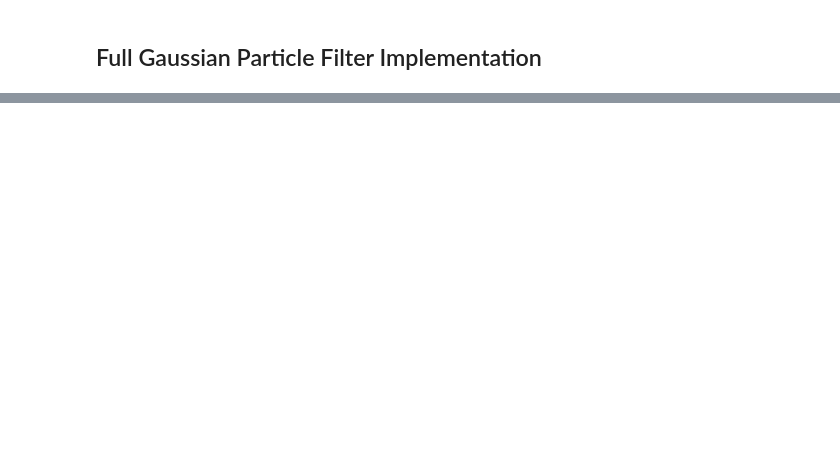
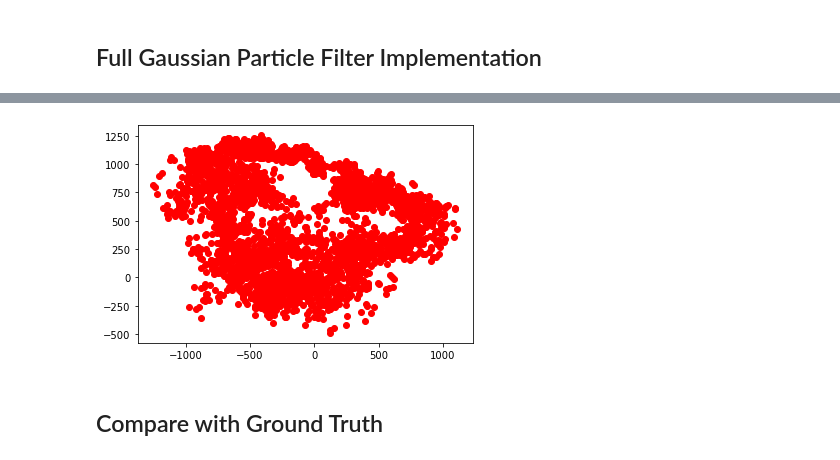
Before and after one commit to dangthanhan507/Vehicle-Tracking, a Jupyter notebook: notebook/Gaussian State Space Model Particle Filter.ipynb, the cells around one changed output, grey strips where cells are left out. Saved outputs shown, nothing was run; the diff lists cells and outputs as text; code cells hidden in the pictures; blank space fills up the shorter version.

```diff
--- a/notebook/Gaussian State Space Model Particle Filter.ipynb
+++ b/notebook/Gaussian State Space Model Particle Filter.ipynb
@@ -445,0 +574,7 @@ class GaussianParticleFilter:
+# %%
+plt.scatter(data[0,:], data[1,:],c='red')
+plt.show()
+# %% [output]
+[figure, added]
+# %% [markdown]
+## Compare with Ground Truth
```
Also changed, not shown: parts of 26 cells of this notebook, 4 other files.
